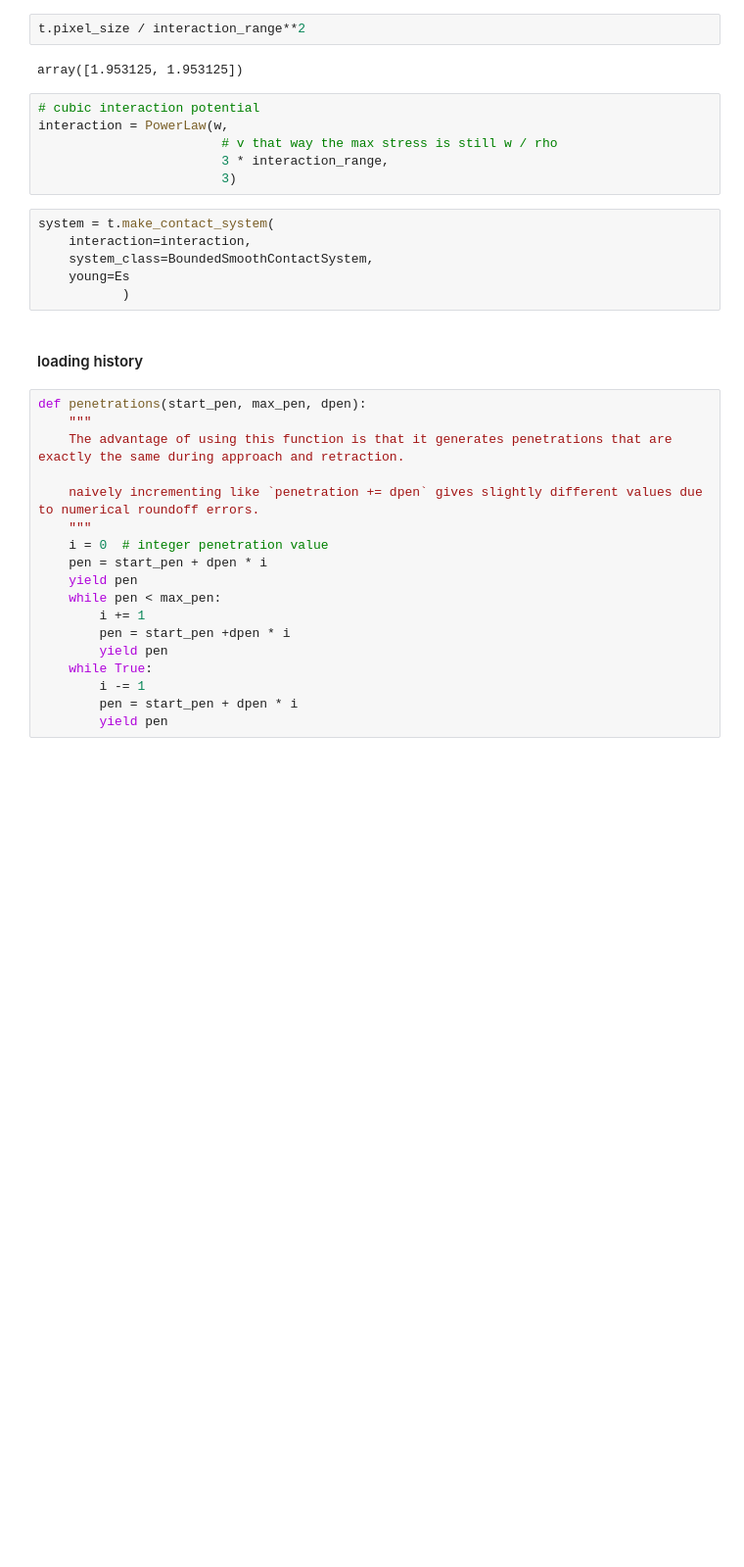
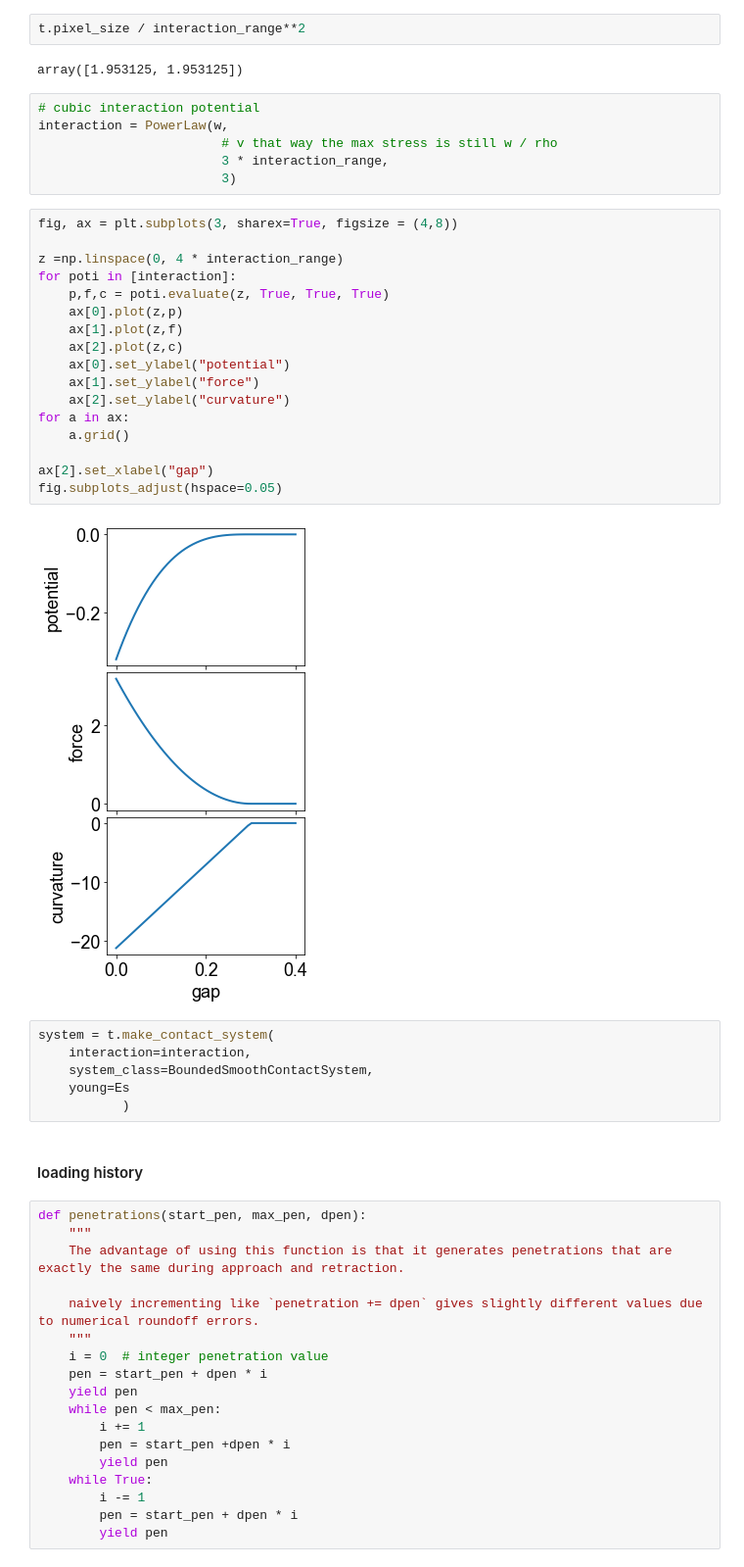
Before and after one commit to ContactEngineering/Adhesion, a Jupyter notebook: examples/adhesive_simulation_sphere.ipynb, the cells around one changed output. Shown at 98% size. Saved outputs shown, nothing was run; the diff lists cells and outputs as text; blank space fills up the shorter version.

Commit message:
DOC: discussion of choice of discretisation vs. interaction range

```diff
--- a/examples/adhesive_simulation_sphere.ipynb
+++ b/examples/adhesive_simulation_sphere.ipynb
@@ -92,6 +91,25 @@ interaction = PowerLaw(w,
                         # v that way the max stress is still w / rho
                         3 * interaction_range,
                         3)
+# %%
+fig, ax = plt.subplots(3, sharex=True, figsize = (4,8))
+
+z =np.linspace(0, 4 * interaction_range)
+for poti in [interaction]:
+    p,f,c = poti.evaluate(z, True, True, True)
+    ax[0].plot(z,p)
+    ax[1].plot(z,f)
+    ax[2].plot(z,c)
+    ax[0].set_ylabel("potential")
+    ax[1].set_ylabel("force")
+    ax[2].set_ylabel("curvature")
+for a in ax:
+    a.grid()
+
+ax[2].set_xlabel("gap")
+fig.subplots_adjust(hspace=0.05)
+# %% [output]
+[figure, added]
 # %%
 system = t.make_contact_system(
     interaction=interaction,
```
Also changed, not shown: parts of 5 cells of this notebook.
